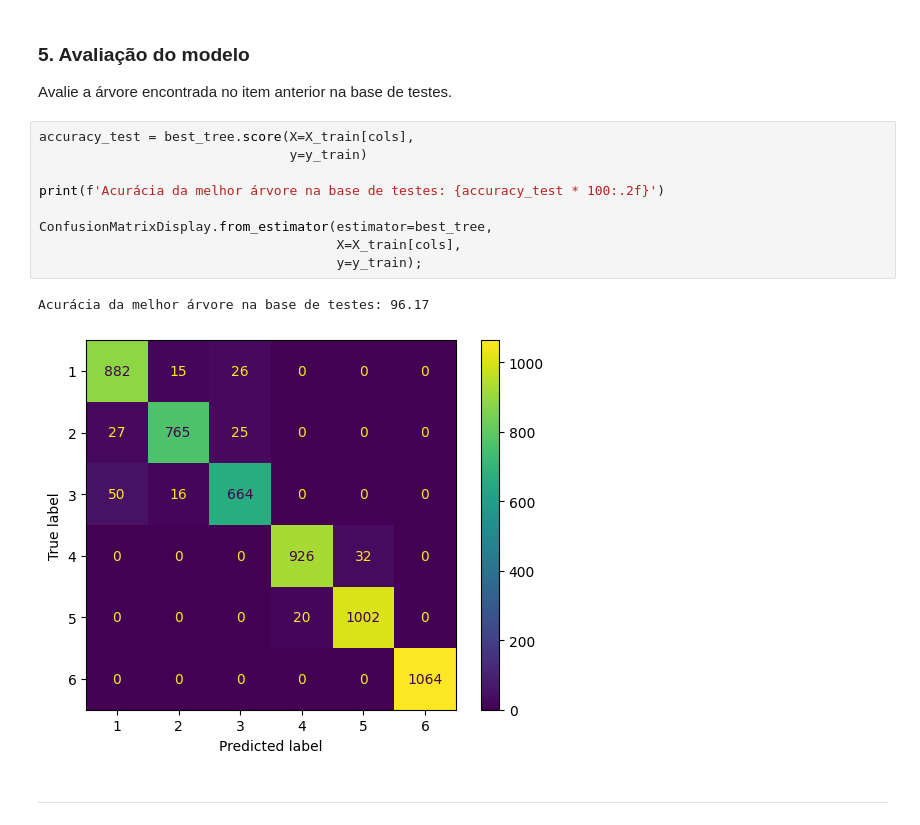
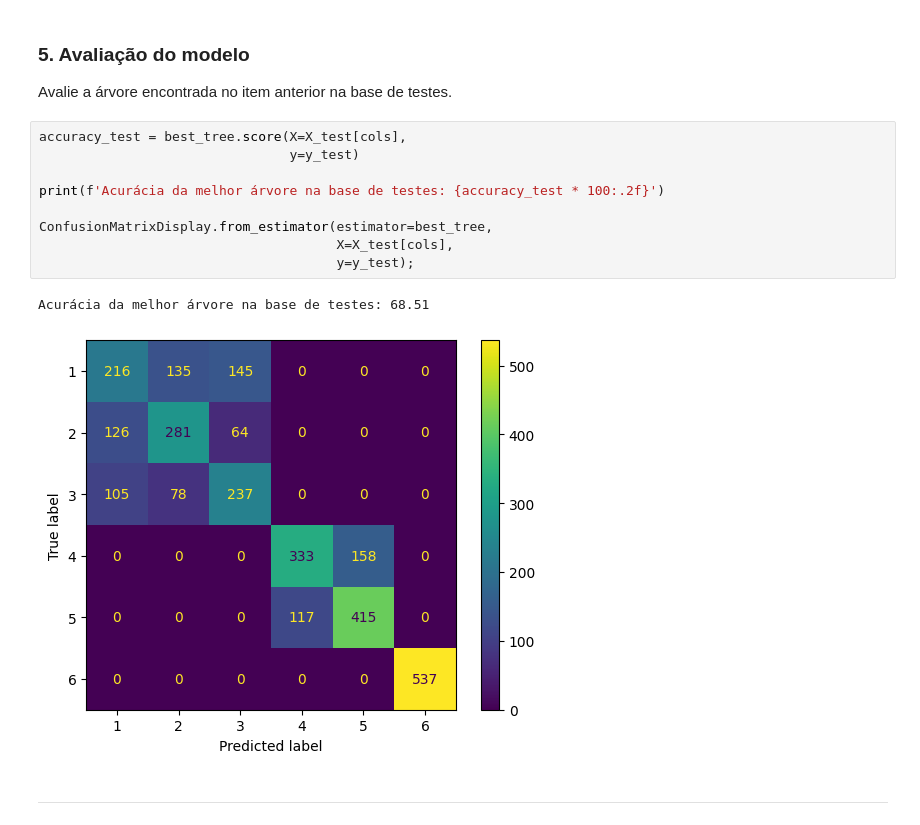
Before and after one commit to rhatiro/Curso_EBAC-Profissao_Cientista_de_Dados, a Jupyter notebook: Módulo 17 - Árvores II (Parte II- árvore de classificação)/Exercício 2/mod17-ex02-roberto_hatiro.ipynb, the cells around one changed output. Cells and saved outputs as stored; diff of their text form.

Commit message:
Update: mod.17 ex.2.ipynb test accuracy (#69)

```diff
--- a/Módulo 17 - Árvores II (Parte II- árvore de classificação)/Exercício 2/mod17-ex02-roberto_hatiro.ipynb
+++ b/Módulo 17 - Árvores II (Parte II- árvore de classificação)/Exercício 2/mod17-ex02-roberto_hatiro.ipynb
@@ -243,16 +243,16 @@ DecisionTreeClassifier(ccp_alpha=0.0002845570582240876, random_state=42)
 
 Avalie a árvore encontrada no item anterior na base de testes.
 # %%
-accuracy_test = best_tree.score(X=X_train[cols],
-                                y=y_train)
+accuracy_test = best_tree.score(X=X_test[cols],
+                                y=y_test)
 
 print(f'Acurácia da melhor árvore na base de testes: {accuracy_test * 100:.2f}')
 
 ConfusionMatrixDisplay.from_estimator(estimator=best_tree,
-                                      X=X_train[cols],
-                                      y=y_train);
+                                      X=X_test[cols],
+                                      y=y_test);
 # %% [output]
-Acurácia da melhor árvore na base de testes: 96.17
+Acurácia da melhor árvore na base de testes: 68.51
-[figure, old version]
+[figure, new version]
 # %% [markdown]
 ---
```
Also changed, not shown: parts of 1 cell of this notebook.
